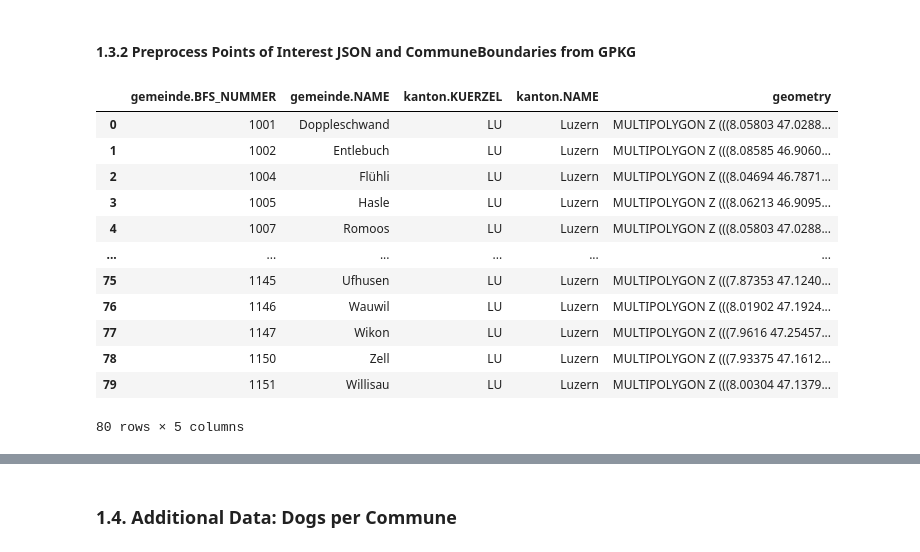
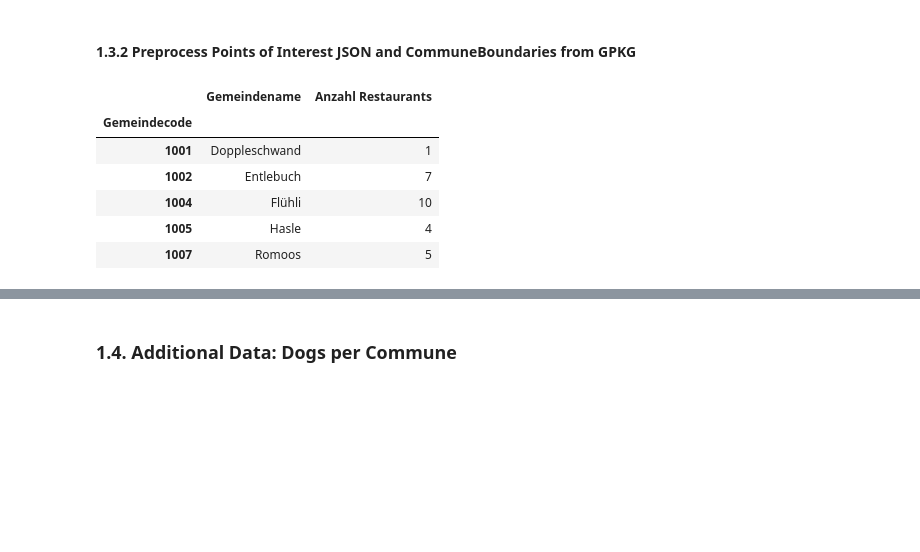
Before and after one commit to RobinfRoth/dawr-ass1, a Jupyter notebook: dawr_assignment1.ipynb, the cells around one changed output, grey strips where cells are left out. Cells and saved outputs as stored; diff of their text form; code cells hidden in the pictures; blank space fills up the shorter version.

```diff
--- a/dawr_assignment1.ipynb
+++ b/dawr_assignment1.ipynb
@@ -413,21 +414,51 @@ def count_restaurants_per_commune(restaurant_pois_file: Path, geojson_file: Path
         args=(rest_df,)
     )
 
-    return communes_lu_area_df.loc[:, ["gemeinde.BFS_NUMMER", "gemeinde.NAME", 'Restaurant_count']].copy()
+    return communes_lu_area_df.loc[:, ["gemeinde.BFS_NUMMER",
+                                       "gemeinde.NAME",
+                                       'Restaurant_count']].copy()
+
+def preprocess_restaurant_df(input_df: pd.DataFrame) -> pd.DataFrame:
+    '''
+    Applies preprocessing steps to the ``input_df``, which
+    contains the restaurant counts.
+
+    Parameters
+    ----------
+    input_df : pd.DataFrame
+        A pandas DataFrame that contains the restaurant count and
+        metadata like BFS-Nr or name for each commune.
+
+    Returns
+    -------
+    pd.DataFrame
+        The preprocessed DataFrame.
+    '''
+
+    # Rename columns
+    input_df.rename(
+        columns={
+            'gemeinde.BFS_NUMMER': 'Gemeindecode',
+            'gemeinde.NAME': 'Gemeindename',
+            'Restaurant_count': 'Anzahl Restaurants',
+        },
+        inplace=True
+    )
+
+    # set index
+    input_df.set_index('Gemeindecode', drop=True, inplace=True)
+
+    return input_df.copy()
 # %%
-df_rest_count = count_restaurants_per_commune(POI_PATH, BOUNDARIES_PATH)
-df_rest_count.to_csv("out.csv")
+df_rest_count = preprocess_restaurant_df(
+    count_restaurants_per_commune(POI_PATH, BOUNDARIES_PATH)
+)
+df_rest_count.head()
 # %% [output]
-|  | gemeinde.BFS_NUMMER | gemeinde.NAME | kanton.KUERZEL | kanton.NAME | geometry |
-| 0 | 1001 | Doppleschwand | LU | Luzern | MULTIPOLYGON Z (((8.05803 47.0288... |
-| 1 | 1002 | Entlebuch | LU | Luzern | MULTIPOLYGON Z (((8.08585 46.9060... |
-| 2 | 1004 | Flühli | LU | Luzern | MULTIPOLYGON Z (((8.04694 46.7871... |
-| 3 | 1005 | Hasle | LU | Luzern | MULTIPOLYGON Z (((8.06213 46.9095... |
-| 4 | 1007 | Romoos | LU | Luzern | MULTIPOLYGON Z (((8.05803 47.0288... |
-| ... | ... | ... | ... | ... | ... |
-| 75 | 1145 | Ufhusen | LU | Luzern | MULTIPOLYGON Z (((7.87353 47.1240... |
-| 76 | 1146 | Wauwil | LU | Luzern | MULTIPOLYGON Z (((8.01902 47.1924... |
-| 77 | 1147 | Wikon | LU | Luzern | MULTIPOLYGON Z (((7.9616 47.25457... |
-| 78 | 1150 | Zell | LU | Luzern | MULTIPOLYGON Z (((7.93375 47.1612... |
-| 79 | 1151 | Willisau | LU | Luzern | MULTIPOLYGON Z (((8.00304 47.1379... |
+|  | Gemeindename | Anzahl Restaurants |
+| Gemeindecode |  |  |
+| 1001 | Doppleschwand | 1 |
+| 1002 | Entlebuch | 7 |
+| 1004 | Flühli | 10 |
+| 1005 | Hasle | 4 |
+| 1007 | Romoos | 5 |
-80 rows × 5 columns
```
Also changed, not shown: parts of 16 cells of this notebook.
